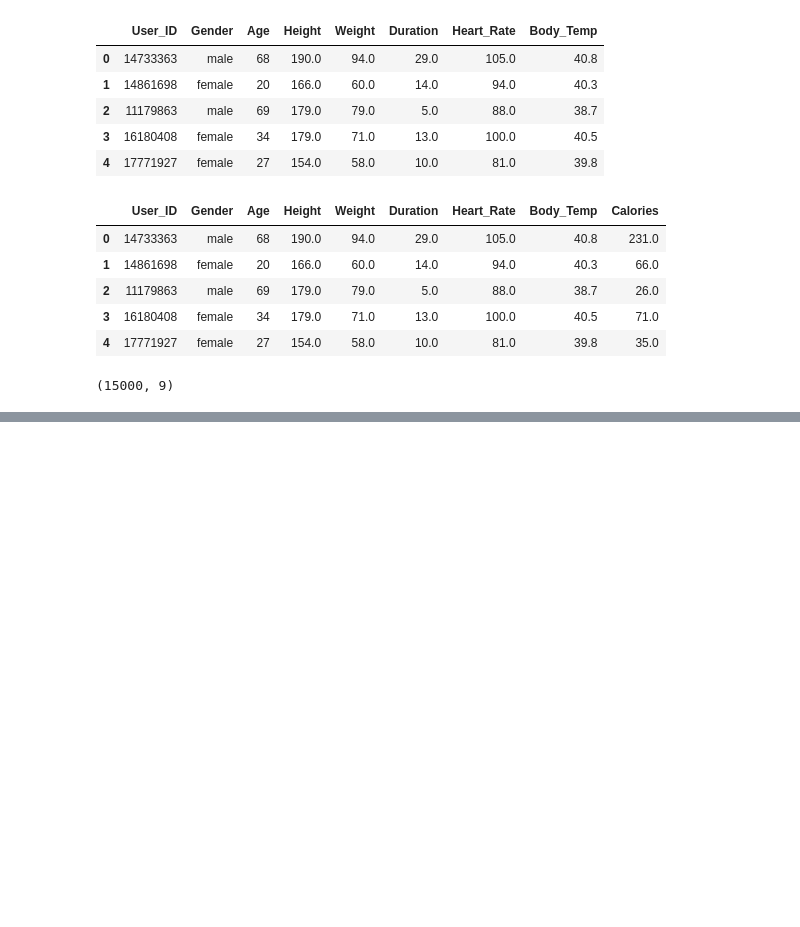
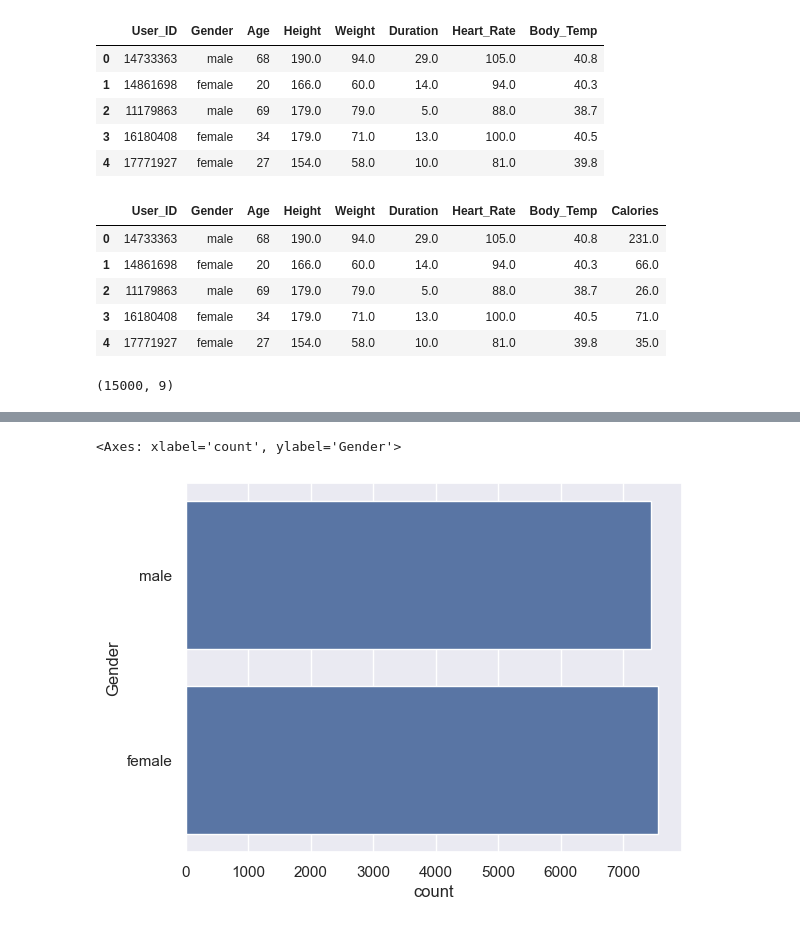
Before and after one commit to Eklavya2003/Calories_Burnt_Prediction, a Jupyter notebook: Calories_Burnt_Prediction.ipynb, the cells around one changed output, grey strips where cells are left out. Cells and saved outputs as stored; diff of their text form; code cells hidden in the pictures; blank space fills up the shorter version.

Commit message:
Data Analysis and Data Visualisation

```diff
--- a/Calories_Burnt_Prediction.ipynb
+++ b/Calories_Burnt_Prediction.ipynb
@@ -50,0 +95,8 @@ calories_data.info()
+# %%
+sns.set()
+# %%
+# plotting the gender column in count plot
+sns.countplot(calories_data['Gender'])
+# %% [output]
+<Axes: xlabel='count', ylabel='Gender'>
+[figure, added]
```
Also changed, not shown: parts of 4 cells of this notebook.
